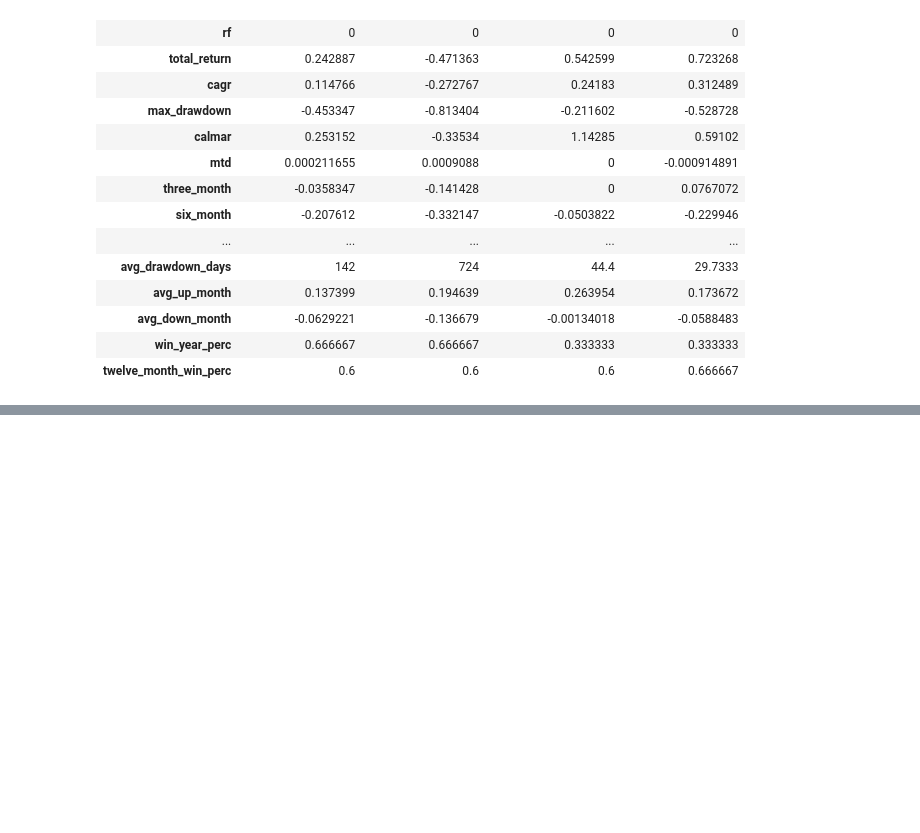
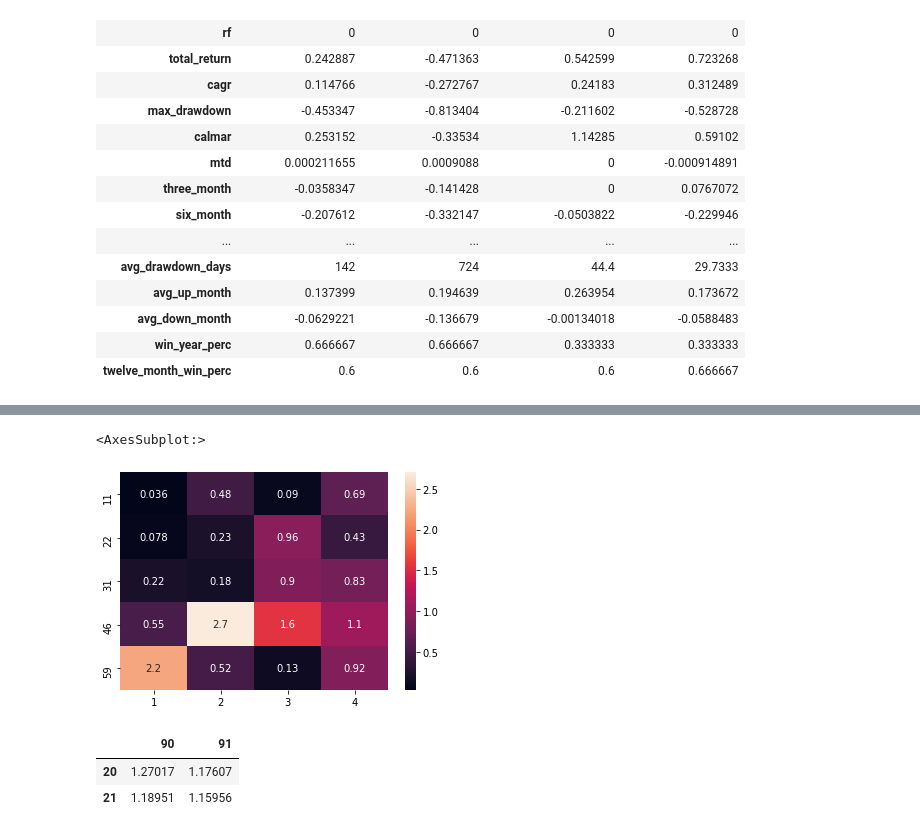
Before and after one commit to alimirr/algorithmic_trading_in_python, a Jupyter notebook: project/project_ali_edit.ipynb, the cells around one changed output, grey strips where cells are left out. Drawn from its saved outputs; the diff is of its cells as text; code cells hidden in the pictures; blank space fills up the shorter version.

```diff
--- a/project/project_ali_edit.ipynb
+++ b/project/project_ali_edit.ipynb
@@ -941,0 +987,5 @@ okay im gonna scroll and tell me which grpahs you like
+# %%
+Index= [11,22,31,46,59]
+Cols = [1,2,3,4]
+df = pd.DataFrame(abs(np.random.randn(5, 4)), index=Index, columns=Cols)
+df
@@ -941,0 +999,12 @@ okay im gonna scroll and tell me which grpahs you like
+# %%
+sns.heatmap(df, annot=True)
+# %% [output]
+<AxesSubplot:>
+[figure, added]
+# %%
+temp = DEMA_optimized_returns.iloc[0:2,0:2]
+temp
+# %% [output]
+|  | 90 | 91 |
+| 20 | 1.27017 | 1.17607 |
+| 21 | 1.18951 | 1.15956 |
```
Also changed, not shown: parts of 25 cells of this notebook, 2 other files.
